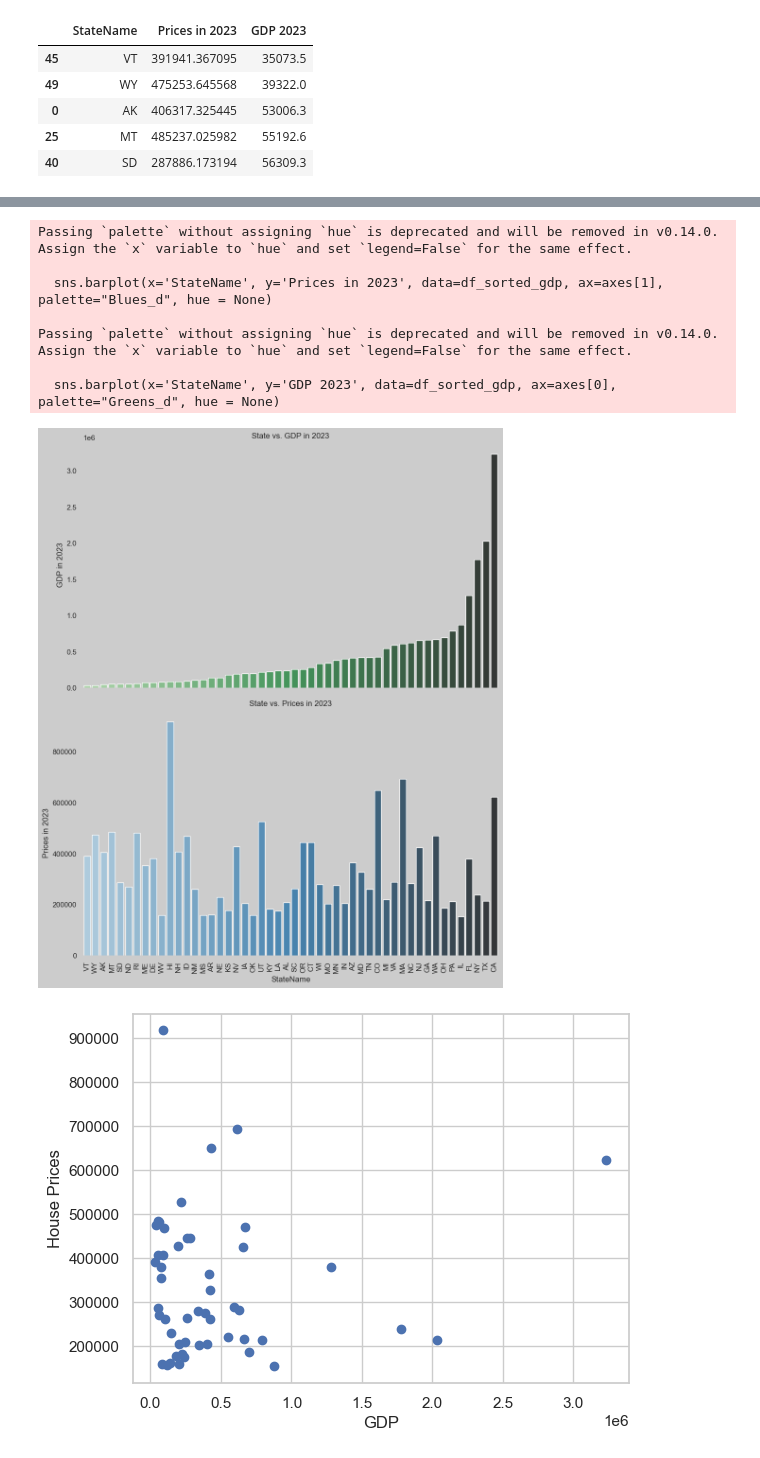
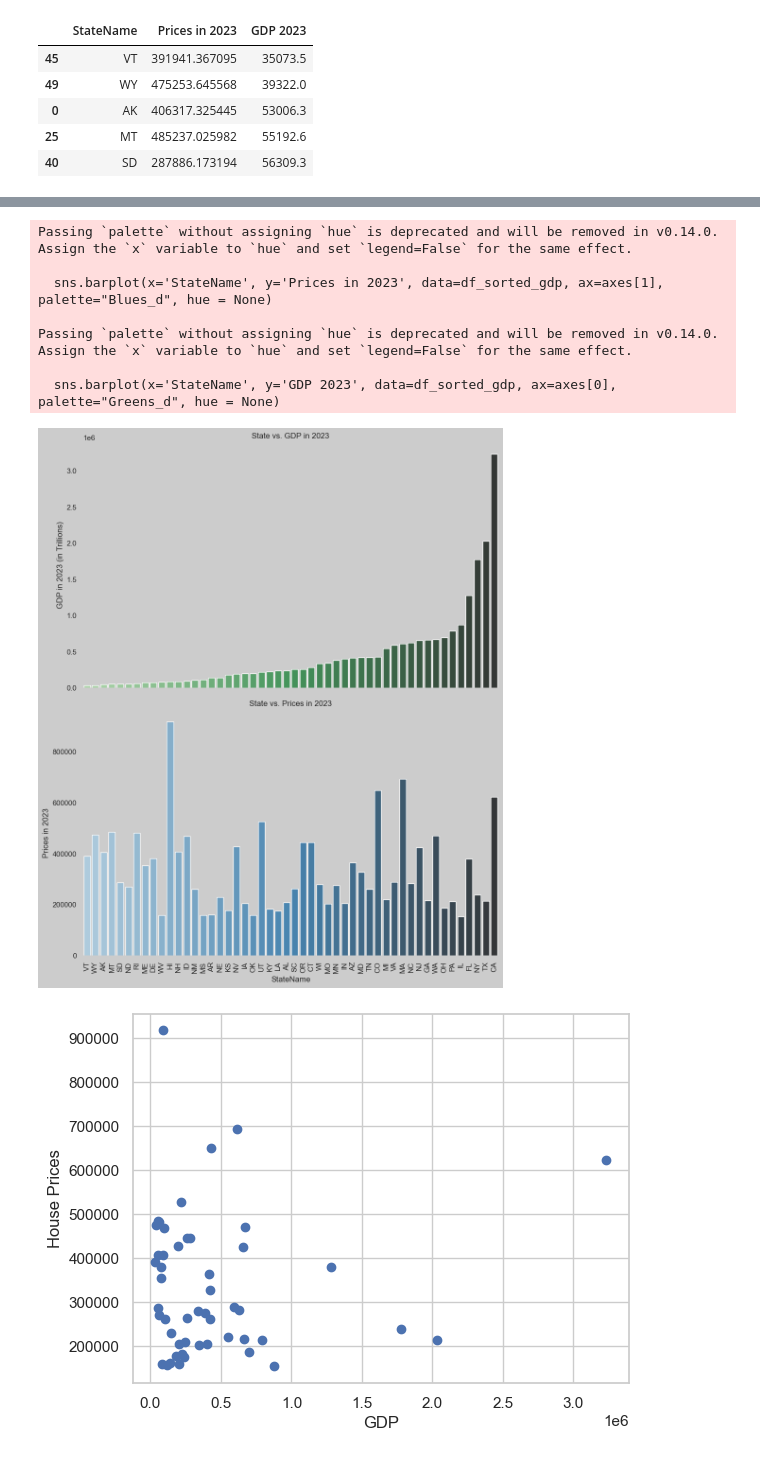
Before and after one commit to elgnol/RealEstate_Project_3, a Jupyter notebook: Analysis/GDP_vs_housing_price_2023.ipynb, the cells around one changed output, grey strips where cells are left out. Drawn from its saved outputs; the diff is of its cells as text; code cells hidden in the pictures.

```diff
--- a/Long/GDP_vs_housing_price_2023.ipynb
+++ b/Analysis/GDP_vs_housing_price_2023.ipynb
@@ -104,3 +104,6 @@ df_sorted_gdp.head()
 | 0 | AK | 406317.325445 | 53006.3 |
 | 25 | MT | 485237.025982 | 55192.6 |
 | 40 | SD | 287886.173194 | 56309.3 |
+# %%
+compare_df = df_sorted_gdp.set_index('StateName', inplace = False)
+compare_df.head()
@@ -121,35 +164,35 @@ axes[1].set_ylabel('Prices in 2023')
 
 # # Plot the bar graph for State vs. GDP
 sns.barplot(x='StateName', y='GDP 2023', data=df_sorted_gdp, ax=axes[0], palette="Greens_d", hue = None)
 axes[0].set_title('State vs. GDP in 2023')
-axes[0].set_ylabel('GDP in 2023')
+axes[0].set_ylabel('GDP in 2023 (in Trillions)')
 
 # Rotate x-axis labels for better readability
 plt.xticks(rotation=90)
 
 # Adjust layout to prevent overlap
 plt.tight_layout()
 
 # Set background color for each subplot's axes
 for ax in axes:
     ax.set_facecolor('#CCCCCC')  # Set the background color of the plot area
 # Set background color for the entire figure
 plt.gcf().set_facecolor('#CCCCCC')  # Set the background color of the figure
 
 # Save figure
 plt.savefig("../IMAGES/GDPvsPrices_all.png")
 
 # Show the plots
 plt.show()
 # %% [output]
 Passing `palette` without assigning `hue` is deprecated and will be removed in v0.14.0. Assign the `x` variable to `hue` and set `legend=False` for the same effect.
 
   sns.barplot(x='StateName', y='Prices in 2023', data=df_sorted_gdp, ax=axes[1], palette="Blues_d", hue = None)
 
 Passing `palette` without assigning `hue` is deprecated and will be removed in v0.14.0. Assign the `x` variable to `hue` and set `legend=False` for the same effect.
 
   sns.barplot(x='StateName', y='GDP 2023', data=df_sorted_gdp, ax=axes[0], palette="Greens_d", hue = None)
-[figure, old version]
+[figure, new version]
 # %%
 from scipy import stats
 gdp = df_sorted_gdp['GDP 2023']
```
Also changed, not shown: parts of 4 cells of this notebook, 4 other files.
